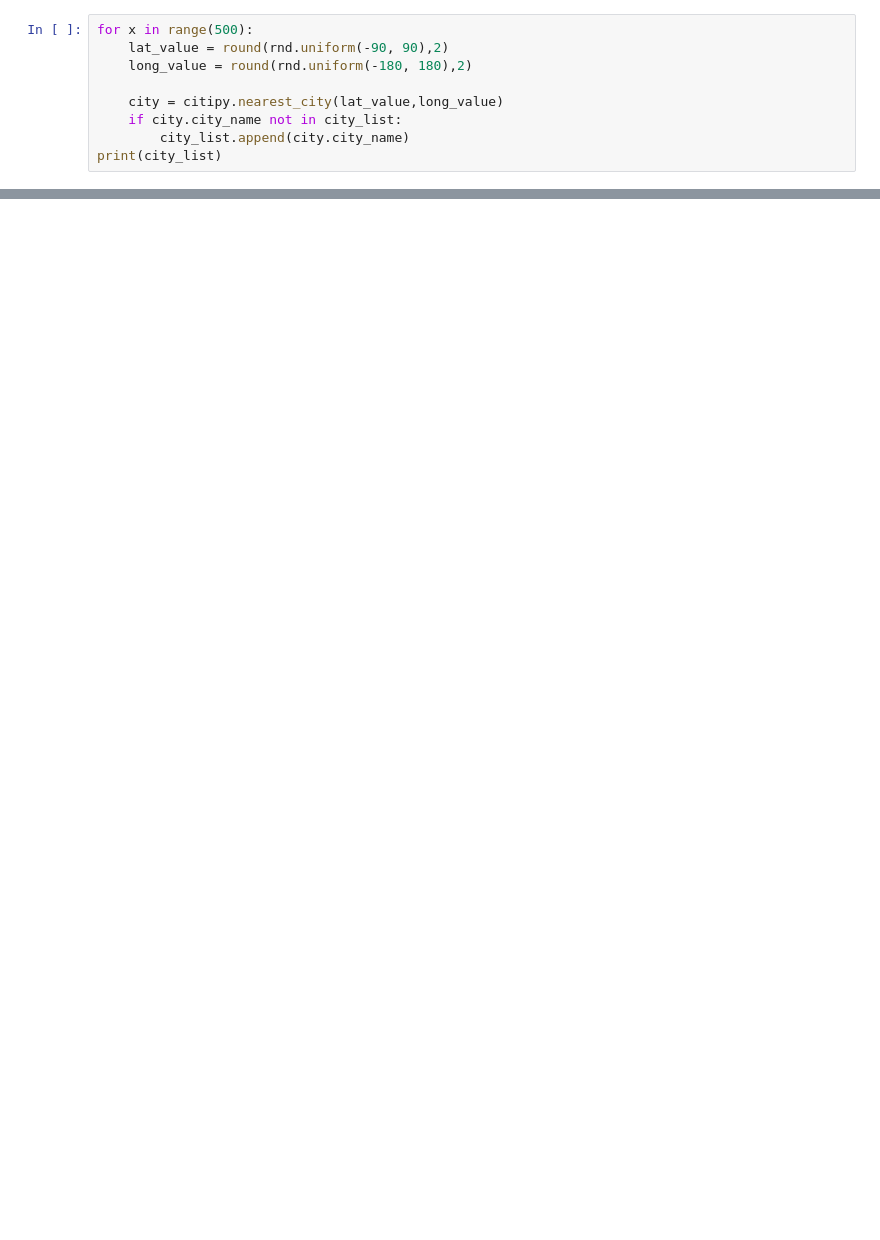
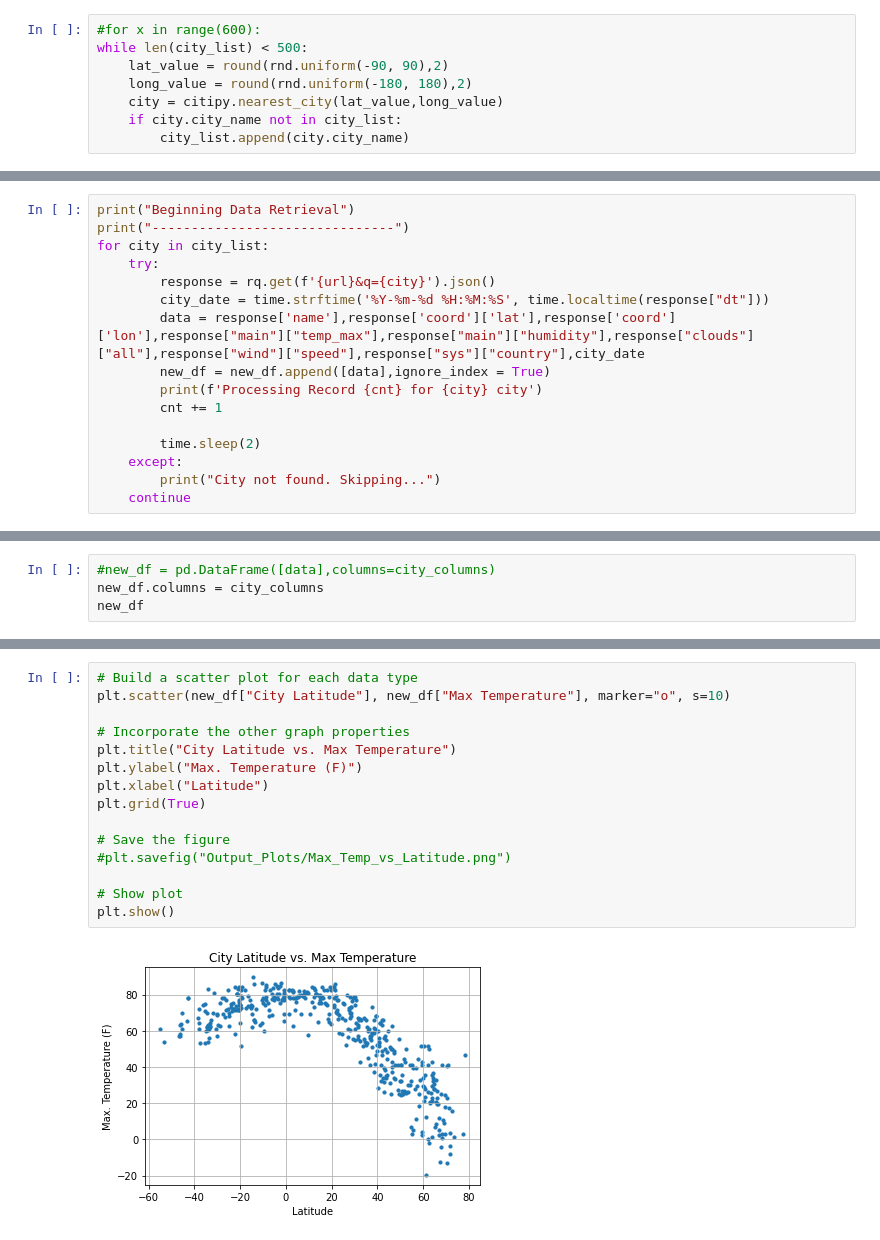
Before and after one commit to inkosi-codes/python-api-challenge, a Jupyter notebook: WeatherPy/WeatherPy.ipynb, the cells around one changed output, grey strips where cells are left out. Drawn from its saved outputs; the diff is of its cells as text; blank space fills up the shorter version.

```diff
--- a/WeatherPy/WeatherPy.ipynb
+++ b/WeatherPy/WeatherPy.ipynb
@@ -18,9 +25,8 @@ city_list = []
 # %%
-for x in range(500):
+#for x in range(600):
+while len(city_list) < 500:
     lat_value = round(rnd.uniform(-90, 90),2)
     long_value = round(rnd.uniform(-180, 180),2)
-
     city = citipy.nearest_city(lat_value,long_value)
     if city.city_name not in city_list:
         city_list.append(city.city_name)
-print(city_list)
@@ -28,0 +33,16 @@ print(city_list)
+# %%
+print("Beginning Data Retrieval")
+print("-------------------------------")
+for city in city_list:
+    try:
+        response = rq.get(f'{url}&q={city}').json()
+        city_date = time.strftime('%Y-%m-%d %H:%M:%S', time.localtime(response["dt"]))
+        data = response['name'],response['coord']['lat'],response['coord']['lon'],response["main"]["temp_max"],response["main"]["humidity"],response["clouds"]["all"],response["wind"]["speed"],response["sys"]["country"],city_date
+        new_df = new_df.append([data],ignore_index = True)
+        print(f'Processing Record {cnt} for {city} city')
+        cnt += 1
+
+        time.sleep(2)
+    except:
+        print("City not found. Skipping...")
+    continue
@@ -28,0 +67,4 @@ print(city_list)
+# %%
+#new_df = pd.DataFrame([data],columns=city_columns)
+new_df.columns = city_columns
+new_df
@@ -28,0 +97,17 @@ print(city_list)
+# %%
+# Build a scatter plot for each data type
+plt.scatter(new_df["City Latitude"], new_df["Max Temperature"], marker="o", s=10)
+
+# Incorporate the other graph properties
+plt.title("City Latitude vs. Max Temperature")
+plt.ylabel("Max. Temperature (F)")
+plt.xlabel("Latitude")
+plt.grid(True)
+
+# Save the figure
+#plt.savefig("Output_Plots/Max_Temp_vs_Latitude.png")
+
+# Show plot
+plt.show()
+# %% [output]
+[figure, added]
```
Also changed, not shown: parts of 8 cells of this notebook.
